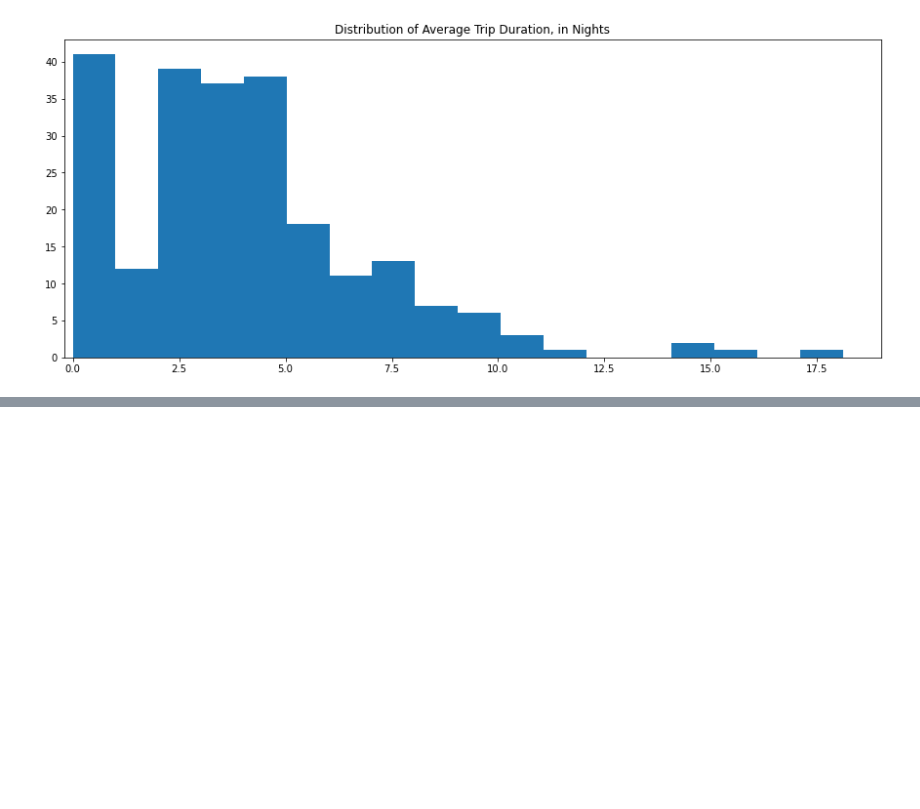
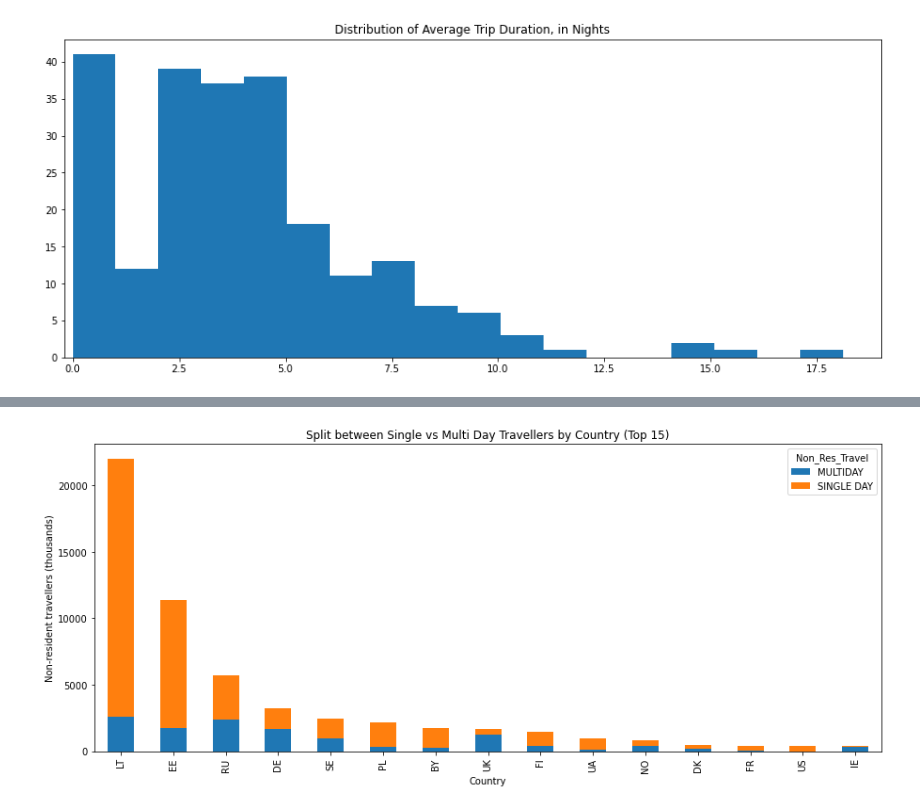
Before and after one commit to TaniaS-LV/Accenture_Bootcamp_FinalProject, a Jupyter notebook: Final_Project.ipynb, the cells around one changed output, grey strips where cells are left out. Cells and saved outputs as stored; diff of their text form; code cells hidden in the pictures; blank space fills up the shorter version.

```diff
--- a/Final_Project.ipynb
+++ b/Final_Project.ipynb
@@ -307,0 +307,13 @@ plt.show()
+# %%
+#Removing regions and total
+tua010_filtered = tua010[(tua010['Country']!= 'TOTAL') & (~tua010['Country'].str.contains('EU')) & (~tua010['Country'].str.contains('CIS'))]
+
+#Creating a pivot table
+pivot_table_010 = pd.pivot_table(tua010_filtered, values=['Non-resident travellers (thousands)'], index=['Country'],
+                                 columns=['Non_Res_Travel'], aggfunc = 'sum')
+tua010_flat = pivot_table_010
+tua010_flat.columns = tua010_flat.columns.get_level_values(1)
+tua010_flat['SINGLE DAY'] = tua010_flat['ARRIVALS'] - tua010_flat['ARRIVALS_OVERNIGHT']
+tua010_flat = tua010_flat.rename(columns = {'ARRIVALS': 'TOTAL', 'ARRIVALS_OVERNIGHT': 'MULTIDAY'})
+tua010_flat = tua010_flat.sort_values("TOTAL", ascending = False)
+tua010_flat.head()
@@ -307,0 +328,8 @@ plt.show()
+# %%
+tua010_flat[['MULTIDAY', 'SINGLE DAY']][:15].plot(kind='bar', stacked=True, figsize=(15, 6),
+                                                  ylabel = 'Non-resident travellers (thousands)',
+                                                  title = 'Split between Single vs Multi Day Travellers by Country (Top 15)');
+
+#In CSB, single day visitors mean people who didn't stay in hotels or registered tourism accomodations
+# %% [output]
+[figure, added]
```
Also changed, not shown: parts of 5 cells of this notebook.
